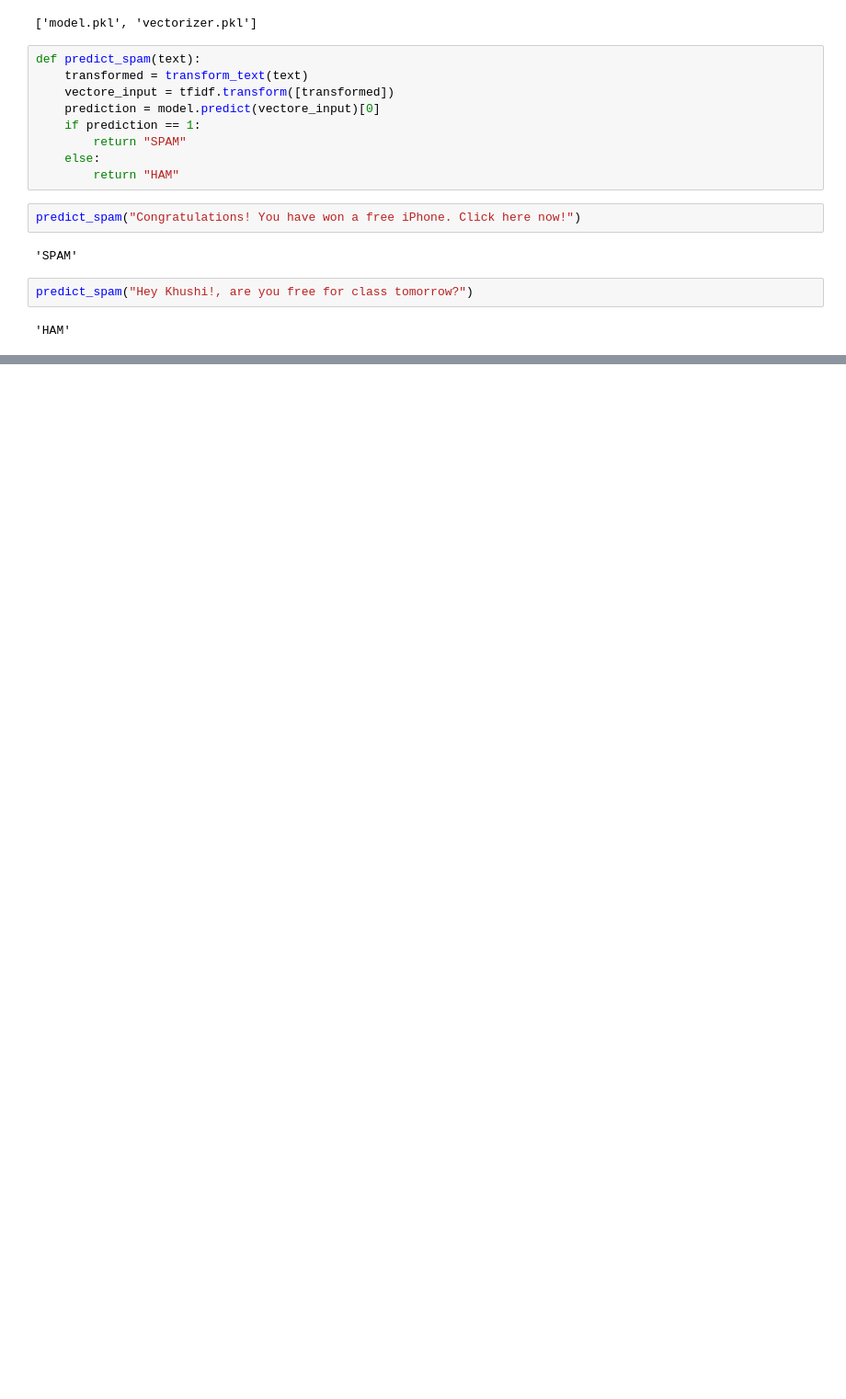
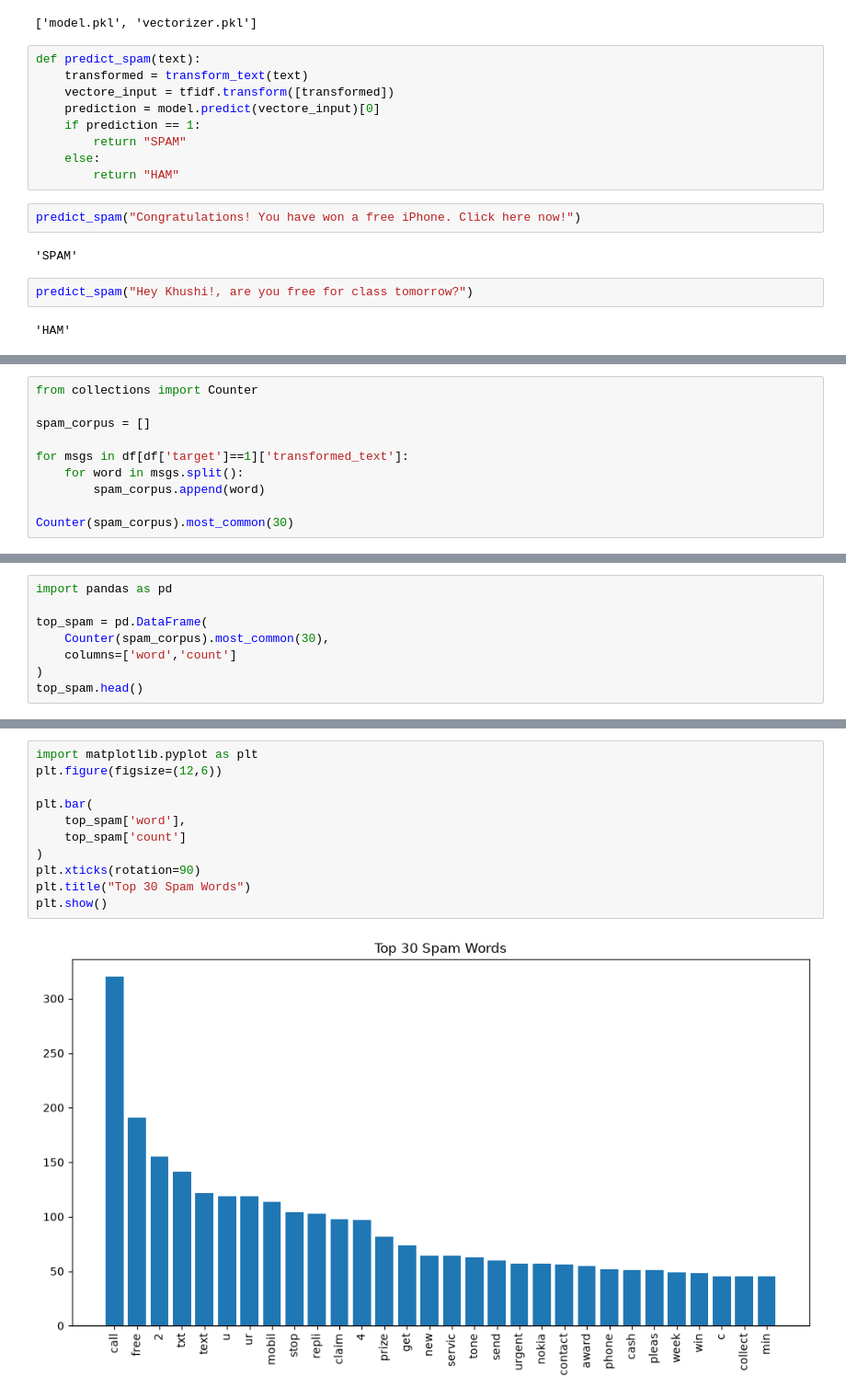
Before and after one commit to KhushiKaranjiya58/Spam-Message-Detection-Classifier, a Jupyter notebook: notebook/Untitled.ipynb, the cells around one changed output, grey strips where cells are left out. Shown at 92% size. Drawn from its saved outputs; the diff is of its cells as text; blank space fills up the shorter version.

```diff
--- a/notebook/Untitled.ipynb
+++ b/notebook/Untitled.ipynb
@@ -372,0 +442,10 @@ predict_spam("Hey Khushi!, are you free for class tomorrow?")
+# %%
+from collections import Counter
+
+spam_corpus = []
+
+for msgs in df[df['target']==1]['transformed_text']:
+    for word in msgs.split():
+        spam_corpus.append(word)
+
+Counter(spam_corpus).most_common(30)
@@ -372,0 +470,8 @@ predict_spam("Hey Khushi!, are you free for class tomorrow?")
+# %%
+import pandas as pd
+
+top_spam = pd.DataFrame(
+    Counter(spam_corpus).most_common(30),
+    columns=['word','count']
+)
+top_spam.head()
@@ -372,0 +485,13 @@ predict_spam("Hey Khushi!, are you free for class tomorrow?")
+# %%
+import matplotlib.pyplot as plt
+plt.figure(figsize=(12,6))
+
+plt.bar(
+    top_spam['word'],
+    top_spam['count']
+)
+plt.xticks(rotation=90)
+plt.title("Top 30 Spam Words")
+plt.show()
+# %% [output]
+[figure, added]
```
Also changed, not shown: parts of 26 cells of this notebook, 6 other files.
